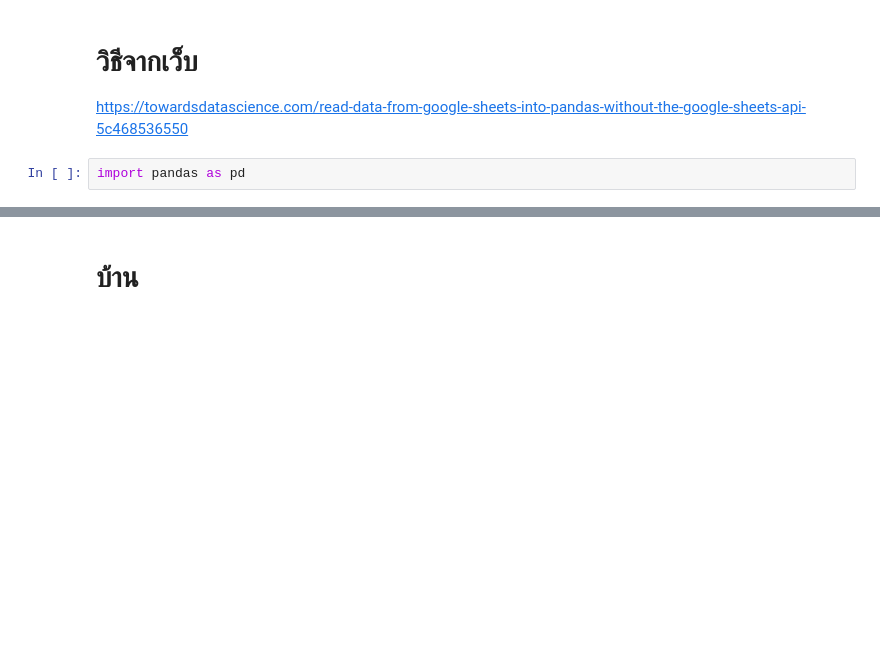
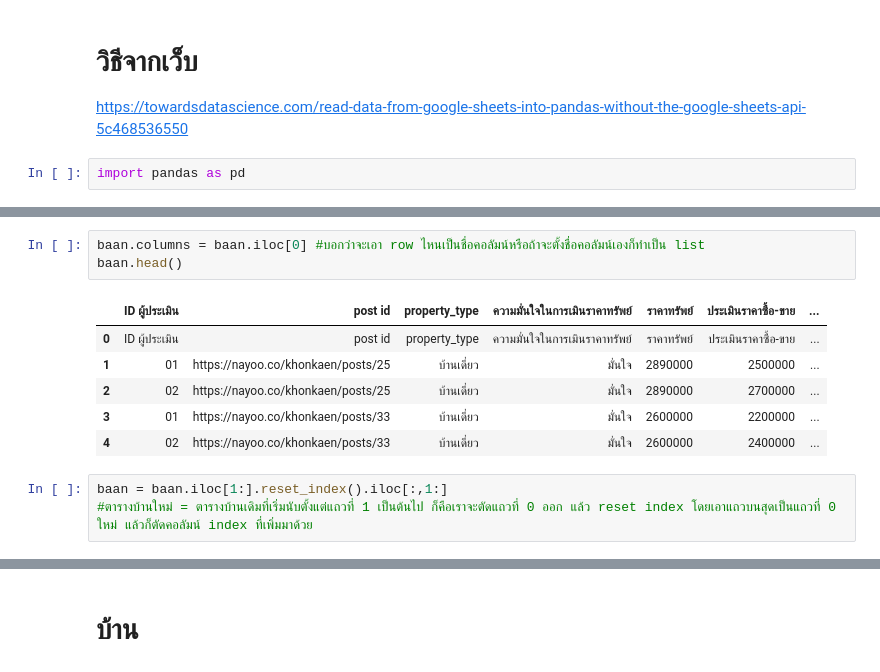
Before and after one commit to pornnakanok/bsc_dpdm22, a Jupyter notebook: New_[dataprep1]_property_estimator.ipynb, the cells around one changed output, grey strips where cells are left out. Saved outputs shown, nothing was run; the diff lists cells and outputs as text; blank space fills up the shorter version.

```diff
--- a/New_[dataprep1]_property_estimator.ipynb
+++ b/New_[dataprep1]_property_estimator.ipynb
@@ -7,0 +37,13 @@ import pandas as pd
+# %%
+baan.columns = baan.iloc[0] #บอกว่าจะเอา row ไหนเป็นชื่อคอลัมน์หรือถ้าจะตั้งชื่อคอลัมน์เองก็ทำเป็น list
+baan.head()
+# %% [output]
+|  | ID ผู้ประเมิน | post id | property_type | ความมั่นใจในการเมินราคาทรัพย์ | ราคาทรัพย์ | ประเมินราคาซื้อ-ขาย | ... |
+| 0 | ID ผู้ประเมิน | post id | property_type | ความมั่นใจในการเมินราคาทรัพย์ | ราคาทรัพย์ | ประเมินราคาซื้อ-ขาย | ... |
+| 1 | 01 | https://nayoo.co/khonkaen/posts/25 | บ้านเดี่ยว | มั่นใจ | 2890000 | 2500000 | ... |
+| 2 | 02 | https://nayoo.co/khonkaen/posts/25 | บ้านเดี่ยว | มั่นใจ | 2890000 | 2700000 | ... |
+| 3 | 01 | https://nayoo.co/khonkaen/posts/33 | บ้านเดี่ยว | มั่นใจ | 2600000 | 2200000 | ... |
+| 4 | 02 | https://nayoo.co/khonkaen/posts/33 | บ้านเดี่ยว | มั่นใจ | 2600000 | 2400000 | ... |
+# %%
+baan = baan.iloc[1:].reset_index().iloc[:,1:]
+#ตารางบ้านใหม่ = ตารางบ้านเดิมที่เริ่มนับตั้งแต่แถวที่ 1 เป็นต้นไป ก็คือเราจะตัดแถวที่ 0 ออก แล้ว reset index โดยเอาแถวบนสุดเป็นแถวที่ 0 ใหม่ แล้วก็ตัดคอลัมน์ index ที่เพิ่มมาด้วย
```
Also changed, not shown: parts of 7 cells of this notebook.
